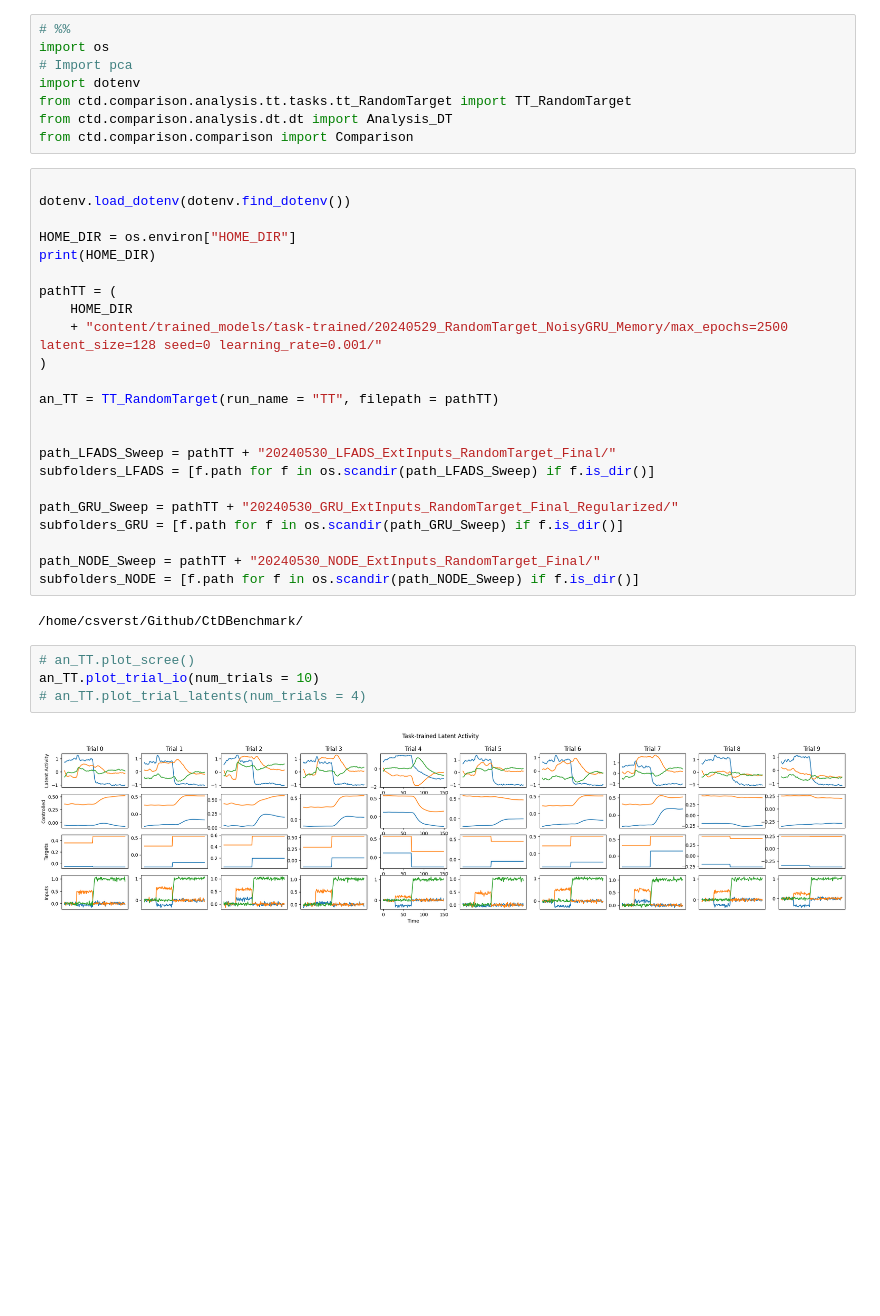
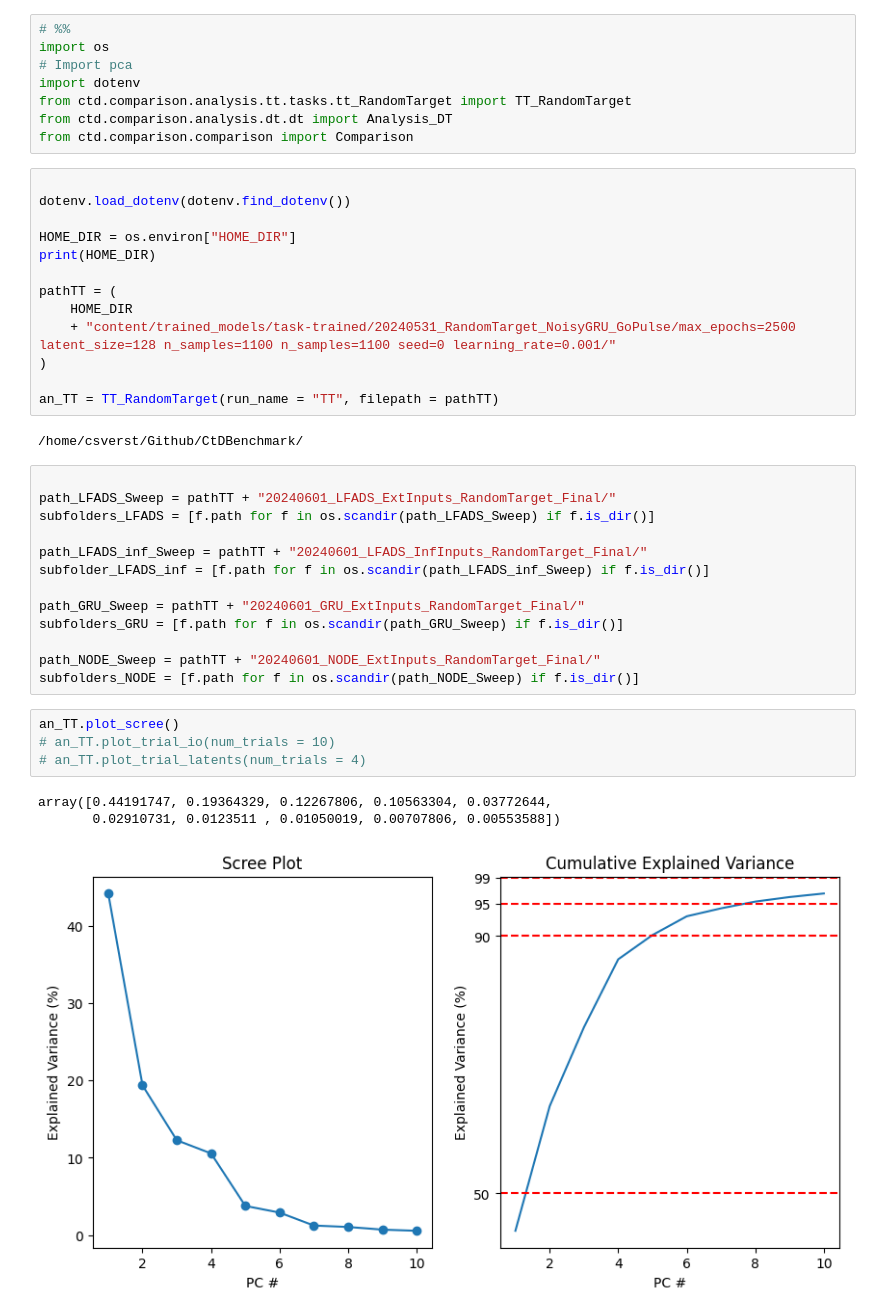
Before and after one commit to snel-repo/ComputationThruDynamicsBenchmark, a Jupyter notebook: examples/figures/RandomTarget/RandomTargetDT.ipynb, the cells around one changed output. Saved outputs shown, nothing was run; the diff lists cells and outputs as text; blank space fills up the shorter version.

```diff
--- a/examples/figures/RandomTarget/RandomTargetDT.ipynb
+++ b/examples/figures/RandomTarget/RandomTargetDT.ipynb
@@ -6,37 +6,42 @@ import dotenv
 from ctd.comparison.analysis.tt.tasks.tt_RandomTarget import TT_RandomTarget
 from ctd.comparison.analysis.dt.dt import Analysis_DT
 from ctd.comparison.comparison import Comparison
+# %%
+
+dotenv.load_dotenv(dotenv.find_dotenv())
+
+HOME_DIR = os.environ["HOME_DIR"]
+print(HOME_DIR)
+
+pathTT = (
+    HOME_DIR
+    + "content/trained_models/task-trained/20240531_RandomTarget_NoisyGRU_GoPulse/max_epochs=2500 latent_size=128 n_samples=1100 n_samples=1100 seed=0 learning_rate=0.001/"
+)
+
+an_TT = TT_RandomTarget(run_name = "TT", filepath = pathTT)
+# %% [output]
+/home/csverst/Github/CtDBenchmark/
 # %%
 
-dotenv.load_dotenv(dotenv.find_dotenv())
-
-HOME_DIR = os.environ["HOME_DIR"]
-print(HOME_DIR)
-
-pathTT = (
-    HOME_DIR
-    + "content/trained_models/task-trained/20240529_RandomTarget_NoisyGRU_Memory/max_epochs=2500 latent_size=128 seed=0 learning_rate=0.001/"
-)
-
-an_TT = TT_RandomTarget(run_name = "TT", filepath = pathTT)
-
-
-path_LFADS_Sweep = pathTT + "20240530_LFADS_ExtInputs_RandomTarget_Final/"
+path_LFADS_Sweep = pathTT + "20240601_LFADS_ExtInputs_RandomTarget_Final/"
 subfolders_LFADS = [f.path for f in os.scandir(path_LFADS_Sweep) if f.is_dir()]
 
-path_GRU_Sweep = pathTT + "20240530_GRU_ExtInputs_RandomTarget_Final_Regularized/"
+path_LFADS_inf_Sweep = pathTT + "20240601_LFADS_InfInputs_RandomTarget_Final/"
+subfolder_LFADS_inf = [f.path for f in os.scandir(path_LFADS_inf_Sweep) if f.is_dir()]
+
+path_GRU_Sweep = pathTT + "20240601_GRU_ExtInputs_RandomTarget_Final/"
 subfolders_GRU = [f.path for f in os.scandir(path_GRU_Sweep) if f.is_dir()]
 
-path_NODE_Sweep = pathTT + "20240530_NODE_ExtInputs_RandomTarget_Final/"
+path_NODE_Sweep = pathTT + "20240601_NODE_ExtInputs_RandomTarget_Final/"
 subfolders_NODE = [f.path for f in os.scandir(path_NODE_Sweep) if f.is_dir()]
-# %% [output]
-/home/csverst/Github/CtDBenchmark/
 # %%
-# an_TT.plot_scree()
-an_TT.plot_trial_io(num_trials = 10)
+an_TT.plot_scree()
+# an_TT.plot_trial_io(num_trials = 10)
 # an_TT.plot_trial_latents(num_trials = 4)
 # %% [output]
+array([0.44191747, 0.19364329, 0.12267806, 0.10563304, 0.03772644,
+       0.02910731, 0.0123511 , 0.01050019, 0.00707806, 0.00553588])
-[figure, old version]
+[figure, new version]
 # %%
 comparison = Comparison(comparison_tag="DTRandomTargetTest")
 comparison.load_analysis(an_TT, reference_analysis=True, group = "TT")
```
Also changed, not shown: parts of 2 cells of this notebook, 11 other files.
